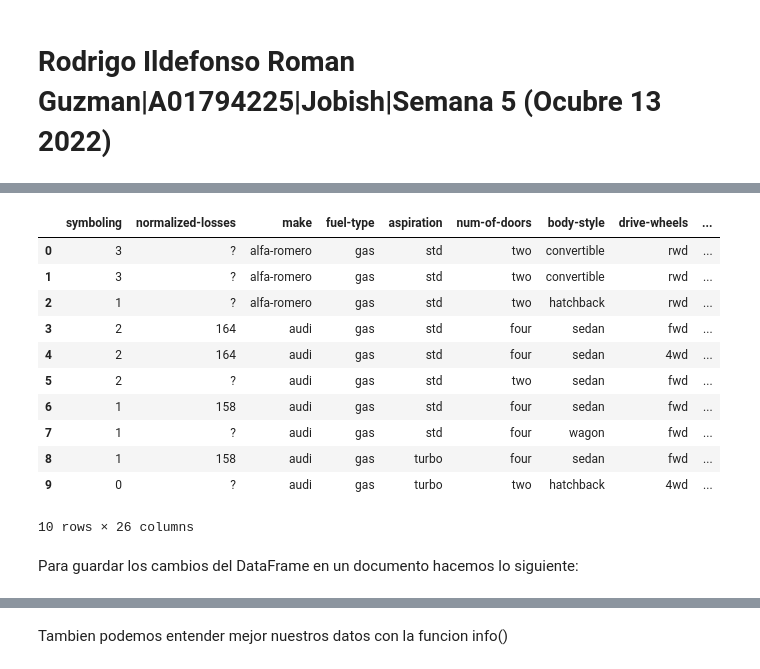
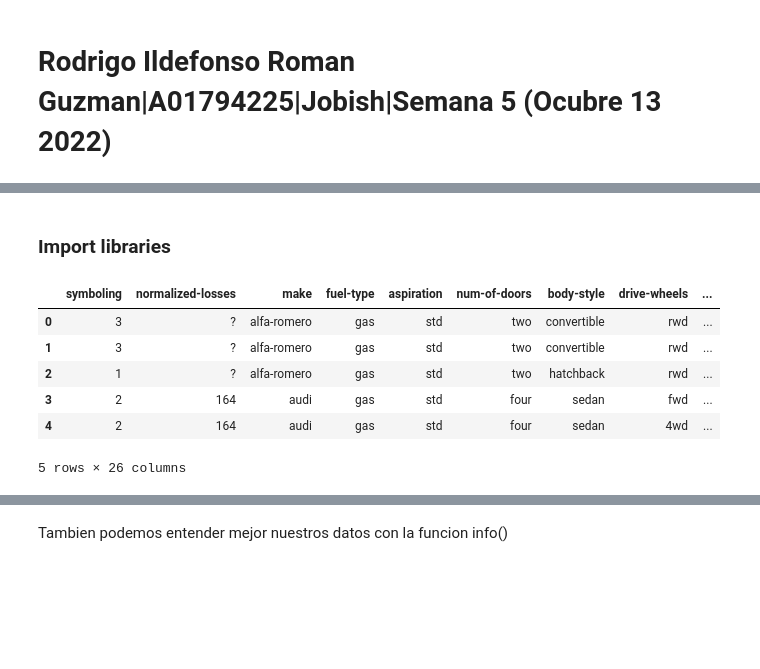
Before and after one commit to rodrigoromanguzman/Actividades_Aprendizaje-, a Jupyter notebook: semana5/module2_python_for_data_science.ipynb, the cells around one changed output, grey strips where cells are left out. Drawn from its saved outputs; the diff is of its cells as text; code cells hidden in the pictures; blank space fills up the shorter version.

```diff
--- a/semana5/module2_python_for_data_science.ipynb
+++ b/semana5/module2_python_for_data_science.ipynb
@@ -77,23 +48,18 @@ print(df.head())
+# %% [markdown]
+<h3>Import libraries</h3>
 # %%
+filename = "https://cf-courses-data.s3.us.cloud-object-storage.appdomain.cloud/IBMDeveloperSkillsNetwork-DA0101EN-SkillsNetwork/labs/Data%20files/auto.csv"
 headers = ["symboling","normalized-losses","make","fuel-type","aspiration", "num-of-doors","body-style",
          "drive-wheels","engine-location","wheel-base", "length","width","height","curb-weight","engine-type",
          "num-of-cylinders", "engine-size","fuel-system","bore","stroke","compression-ratio","horsepower",
          "peak-rpm","city-mpg","highway-mpg","price"]
-#Agregamos el encabezado a nuestro DataFrame
-df.columns = headers
-df.head(10)
+df = pd.read_csv(filename, names = headers)
+df.head()
 # %% [output]
 |  | symboling | normalized-losses | make | fuel-type | aspiration | num-of-doors | body-style | drive-wheels | ... |
 | 0 | 3 | ? | alfa-romero | gas | std | two | convertible | rwd | ... |
 | 1 | 3 | ? | alfa-romero | gas | std | two | convertible | rwd | ... |
 | 2 | 1 | ? | alfa-romero | gas | std | two | hatchback | rwd | ... |
 | 3 | 2 | 164 | audi | gas | std | four | sedan | fwd | ... |
 | 4 | 2 | 164 | audi | gas | std | four | sedan | 4wd | ... |
-| 5 | 2 | ? | audi | gas | std | two | sedan | fwd | ... |
-| 6 | 1 | 158 | audi | gas | std | four | sedan | fwd | ... |
-| 7 | 1 | ? | audi | gas | std | four | wagon | fwd | ... |
-| 8 | 1 | 158 | audi | gas | turbo | four | sedan | fwd | ... |
-| 9 | 0 | ? | audi | gas | turbo | two | hatchback | 4wd | ... |
-10 rows × 26 columns
+5 rows × 26 columns
-# %% [markdown]
-<p>Para guardar los cambios del DataFrame en un documento hacemos lo siguiente:</p>
```
Also changed, not shown: parts of 32 cells of this notebook.
